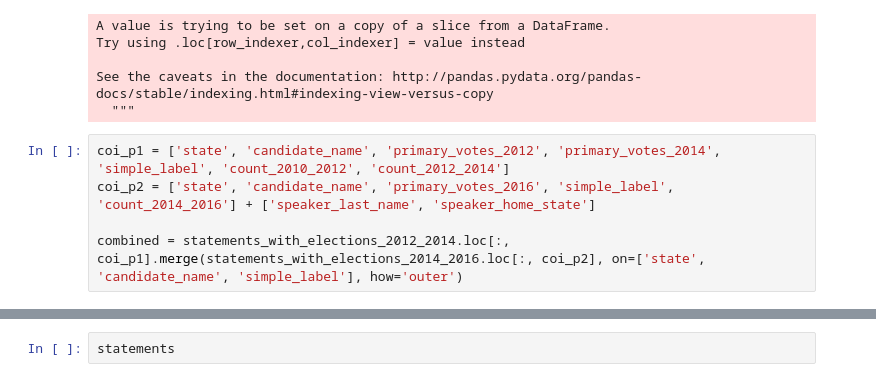
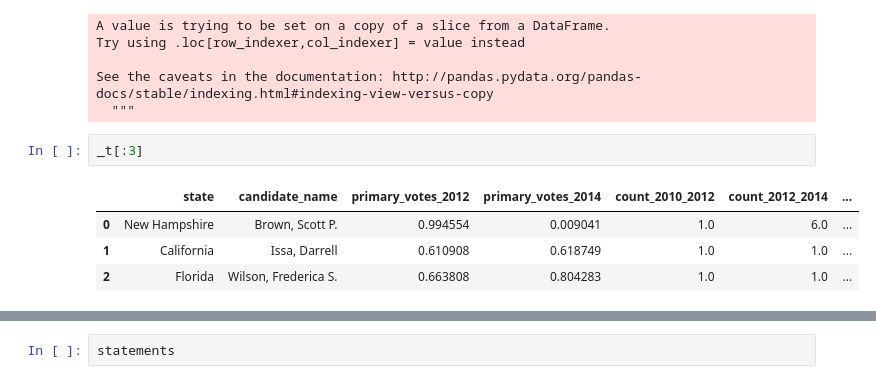
Before and after one commit to ExploringLies/lies-have-short-legs, a Jupyter notebook: notebooks/ElectionStuff.ipynb, the cells around one changed output, grey strips where cells are left out. Cells and saved outputs as stored; diff of their text form.

```diff
--- a/notebooks/ElectionStuff.ipynb
+++ b/notebooks/ElectionStuff.ipynb
@@ -413,11 +366,13 @@ Try using .loc[row_indexer,col_indexer] = value instead
 
 See the caveats in the documentation: http://pandas.pydata.org/pandas-docs/stable/indexing.html#indexing-view-versus-copy
   """
-# %%
-coi_p1 = ['state', 'candidate_name', 'primary_votes_2012', 'primary_votes_2014', 'simple_label', 'count_2010_2012', 'count_2012_2014']
-coi_p2 = ['state', 'candidate_name', 'primary_votes_2016', 'simple_label', 'count_2014_2016'] + ['speaker_last_name', 'speaker_home_state']
-
-combined = statements_with_elections_2012_2014.loc[:, coi_p1].merge(statements_with_elections_2014_2016.loc[:, coi_p2], on=['state', 'candidate_name', 'simple_label'], how='outer')
+# %%
+_t[:3]
+# %% [output]
+|  | state | candidate_name | primary_votes_2012 | primary_votes_2014 | count_2010_2012 | count_2012_2014 | ... |
+| 0 | New Hampshire | Brown, Scott P. | 0.994554 | 0.009041 | 1.0 | 6.0 | ... |
+| 1 | California | Issa, Darrell | 0.610908 | 0.618749 | 1.0 | 1.0 | ... |
+| 2 | Florida | Wilson, Frederica S. | 0.663808 | 0.804283 | 1.0 | 1.0 | ... |
 # %%
 _t = combined.drop_duplicates(subset=['state', 'candidate_name']).drop(columns=['simple_label'])
 
```
Also changed, not shown: parts of 18 cells of this notebook, 1 other file.
